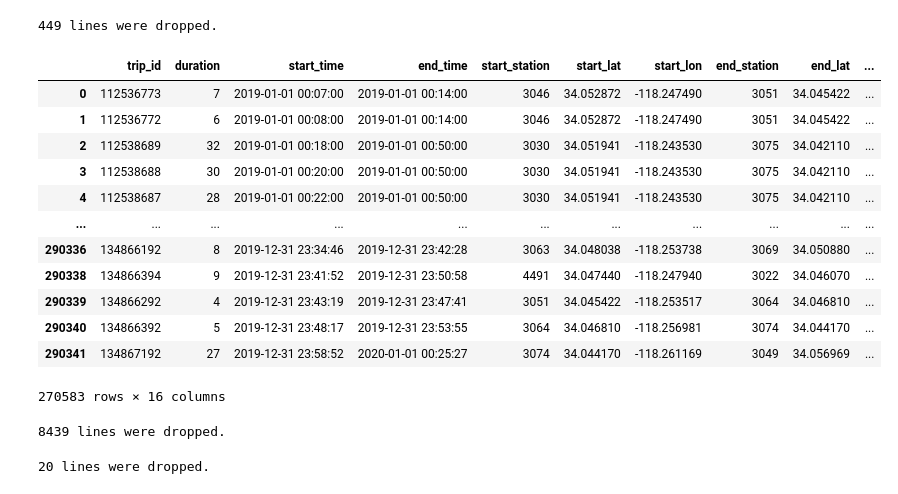
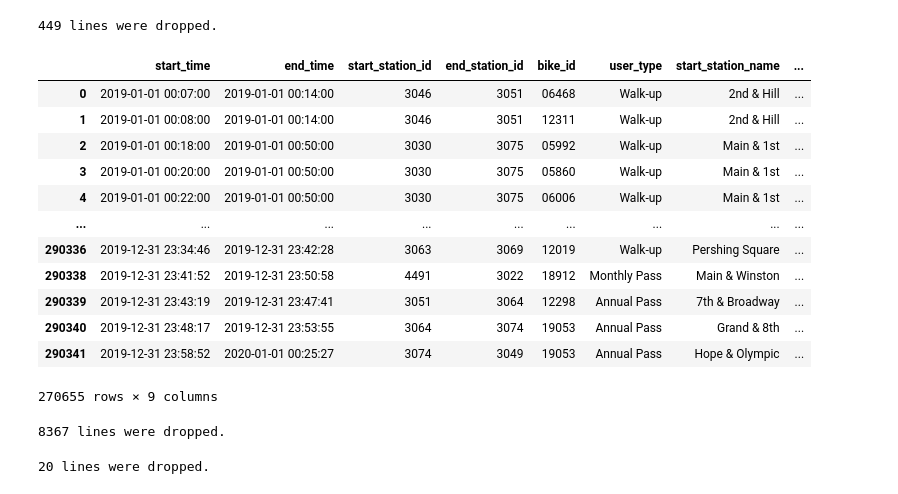
Before and after one commit to robbenB-123/SiliconValley, a Jupyter notebook: DSML_SILICONVALLEY.ipynb, the cells around one changed output. Saved outputs shown, nothing was run; the diff lists cells and outputs as text; code cells hidden in the pictures.

```diff
--- a/DSML_SILICONVALLEY.ipynb
+++ b/DSML_SILICONVALLEY.ipynb
@@ -18,14 +18,9 @@ from datetime import timedelta #for working with times objects
 # get data from la 2019
 
 
-la_set_q1 = pd.read_csv("metro-bike-share-trips-2019-q1.csv", low_memory = False)
-la_set_q2 = pd.read_csv("metro-bike-share-trips-2019-q2.csv", low_memory = False)
-la_set_q3 = pd.read_csv("metro-bike-share-trips-2019-q3.csv", low_memory = False)
-la_set_q4 = pd.read_csv("metro-bike-share-trips-2019-q4.csv", low_memory = False)
+la_set = pd.read_csv("la_2019.csv", low_memory = False)
 
-la_set = pd.concat([la_set_q1, la_set_q2], ignore_index=True)
-la_set = pd.concat([la_set, la_set_q3], ignore_index=True)
-la_set = pd.concat([la_set, la_set_q4], ignore_index=True)
+
 
 #converting start and end time into timestamps
 
@@ -54,5 +49,5 @@ la_set
 # %%
 # remove virtual station VS (ID 3000)
-la_set_dropVS = la_set[(la_set["start_station"] != 3000) & (la_set["end_station"] != 3000)]
+la_set_dropVS = la_set[(la_set["start_station_id"] != 3000) & (la_set["end_station_id"] != 3000)]
 la_set_dropVS
 # %% [output]
@@ -80,7 +75,7 @@ print("{} lines were dropped.".format(lines_dropped))
 
 # drop cells where station out of service OOS
 
-la_set_dropOoS = la_set_dropVS[(la_set_dropVS["start_station"] != 4285)
-                               & (la_set_dropVS["end_station"] != 4285)]
+la_set_dropOoS = la_set_dropVS[(la_set_dropVS["start_station_id"] != 4285)
+                               & (la_set_dropVS["end_station_id"] != 4285)]
 la_set_dropOoS
 # %% [output]
@@ -108,13 +103,9 @@ print("{} lines were dropped.".format(lines_dropped))
 
 # drop cells where duration is over 24h
 
-#type(la_set_dropOoS["exact_duration"].loc[0])
-
-
-la_set_dropLt = la_set_dropOoS[la_set_dropOoS["duration"] < (24*60)]
 
 #more complex but unnessesary
-#la_set_dropLt = la_set_dropOoS[la_set_dropOoS["exact_duration"].apply(lambda x: x.total_seconds()) < (24*60*60)]
+la_set_dropLt = la_set_dropOoS[la_set_dropOoS["exact_duration"].apply(lambda x: x.total_seconds()) < (24*60*60)]
 
 #[(la_set_dropOoS["exact_duration"].total_seconds())  > (24*60*60)]
 
@@ -142,37 +133,37 @@ print("{} lines were dropped.".format(lines_dropped))
 # %%
 # same start and  end-stations and duration 5min or below
 
 # drop cells where are short round trips
 
 
 
 
 
 
-la_set_dropSrt = la_set_dropLt[((la_set_dropLt["start_station"] == la_set_dropLt["end_station"])
-                               & (la_set_dropLt["duration"] > 5))
-                               | (la_set_dropLt["start_station"] != la_set_dropLt["end_station"])]
+la_set_dropSrt = la_set_dropLt[((la_set_dropLt["start_station_id"] == la_set_dropLt["end_station_id"])
+                               & (la_set_dropLt["exact_duration"].apply(lambda x: x.total_seconds()) > (5*60)))
+                               | (la_set_dropLt["start_station_id"] != la_set_dropLt["end_station_id"])]
 la_set_dropSrt
 # %% [output]
-|  | trip_id | duration | start_time | end_time | start_station | start_lat | start_lon | end_station | end_lat | ... |
-| 0 | 112536773 | 7 | 2019-01-01 00:07:00 | 2019-01-01 00:14:00 | 3046 | 34.052872 | -118.247490 | 3051 | 34.045422 | ... |
-| 1 | 112536772 | 6 | 2019-01-01 00:08:00 | 2019-01-01 00:14:00 | 3046 | 34.052872 | -118.247490 | 3051 | 34.045422 | ... |
-| 2 | 112538689 | 32 | 2019-01-01 00:18:00 | 2019-01-01 00:50:00 | 3030 | 34.051941 | -118.243530 | 3075 | 34.042110 | ... |
-| 3 | 112538688 | 30 | 2019-01-01 00:20:00 | 2019-01-01 00:50:00 | 3030 | 34.051941 | -118.243530 | 3075 | 34.042110 | ... |
-| 4 | 112538687 | 28 | 2019-01-01 00:22:00 | 2019-01-01 00:50:00 | 3030 | 34.051941 | -118.243530 | 3075 | 34.042110 | ... |
-| ... | ... | ... | ... | ... | ... | ... | ... | ... | ... | ... |
-| 290336 | 134866192 | 8 | 2019-12-31 23:34:46 | 2019-12-31 23:42:28 | 3063 | 34.048038 | -118.253738 | 3069 | 34.050880 | ... |
-| 290338 | 134866394 | 9 | 2019-12-31 23:41:52 | 2019-12-31 23:50:58 | 4491 | 34.047440 | -118.247940 | 3022 | 34.046070 | ... |
-| 290339 | 134866292 | 4 | 2019-12-31 23:43:19 | 2019-12-31 23:47:41 | 3051 | 34.045422 | -118.253517 | 3064 | 34.046810 | ... |
-| 290340 | 134866392 | 5 | 2019-12-31 23:48:17 | 2019-12-31 23:53:55 | 3064 | 34.046810 | -118.256981 | 3074 | 34.044170 | ... |
-| 290341 | 134867192 | 27 | 2019-12-31 23:58:52 | 2020-01-01 00:25:27 | 3074 | 34.044170 | -118.261169 | 3049 | 34.056969 | ... |
+|  | start_time | end_time | start_station_id | end_station_id | bike_id | user_type | start_station_name | ... |
+| 0 | 2019-01-01 00:07:00 | 2019-01-01 00:14:00 | 3046 | 3051 | 06468 | Walk-up | 2nd & Hill | ... |
+| 1 | 2019-01-01 00:08:00 | 2019-01-01 00:14:00 | 3046 | 3051 | 12311 | Walk-up | 2nd & Hill | ... |
+| 2 | 2019-01-01 00:18:00 | 2019-01-01 00:50:00 | 3030 | 3075 | 05992 | Walk-up | Main & 1st | ... |
+| 3 | 2019-01-01 00:20:00 | 2019-01-01 00:50:00 | 3030 | 3075 | 05860 | Walk-up | Main & 1st | ... |
+| 4 | 2019-01-01 00:22:00 | 2019-01-01 00:50:00 | 3030 | 3075 | 06006 | Walk-up | Main & 1st | ... |
+| ... | ... | ... | ... | ... | ... | ... | ... | ... |
+| 290336 | 2019-12-31 23:34:46 | 2019-12-31 23:42:28 | 3063 | 3069 | 12019 | Walk-up | Pershing Square | ... |
+| 290338 | 2019-12-31 23:41:52 | 2019-12-31 23:50:58 | 4491 | 3022 | 18912 | Monthly Pass | Main & Winston | ... |
+| 290339 | 2019-12-31 23:43:19 | 2019-12-31 23:47:41 | 3051 | 3064 | 12298 | Annual Pass | 7th & Broadway | ... |
+| 290340 | 2019-12-31 23:48:17 | 2019-12-31 23:53:55 | 3064 | 3074 | 19053 | Annual Pass | Grand & 8th | ... |
+| 290341 | 2019-12-31 23:58:52 | 2020-01-01 00:25:27 | 3074 | 3049 | 19053 | Annual Pass | Hope & Olympic | ... |
-270583 rows × 16 columns
+270655 rows × 9 columns
 # %%
 #how many lines were dropped
 lines_dropped = len(la_set_dropLt)-len(la_set_dropSrt)
 print("{} lines were dropped.".format(lines_dropped))
 # %% [output]
-8439 lines were dropped.
+8367 lines were dropped.
 # %%
 # trips under 1min
 
```
Also changed, not shown: parts of 14 cells of this notebook.
